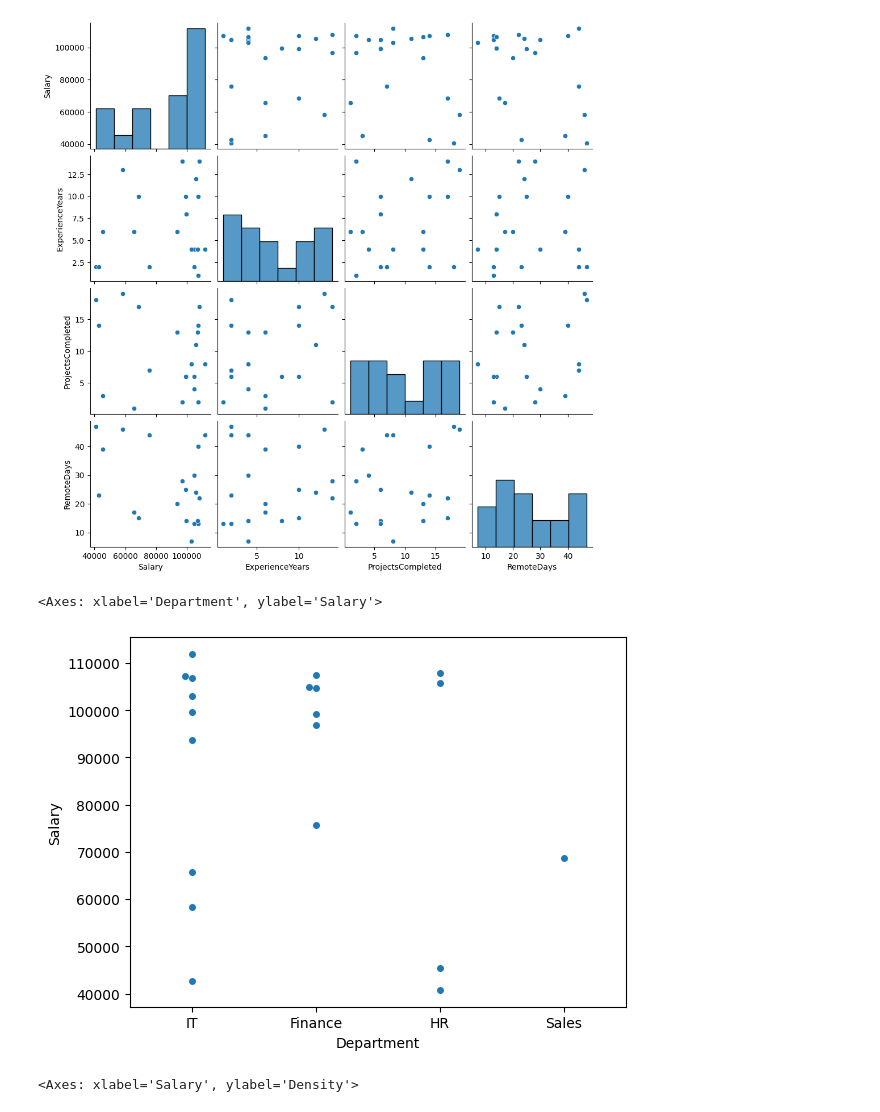
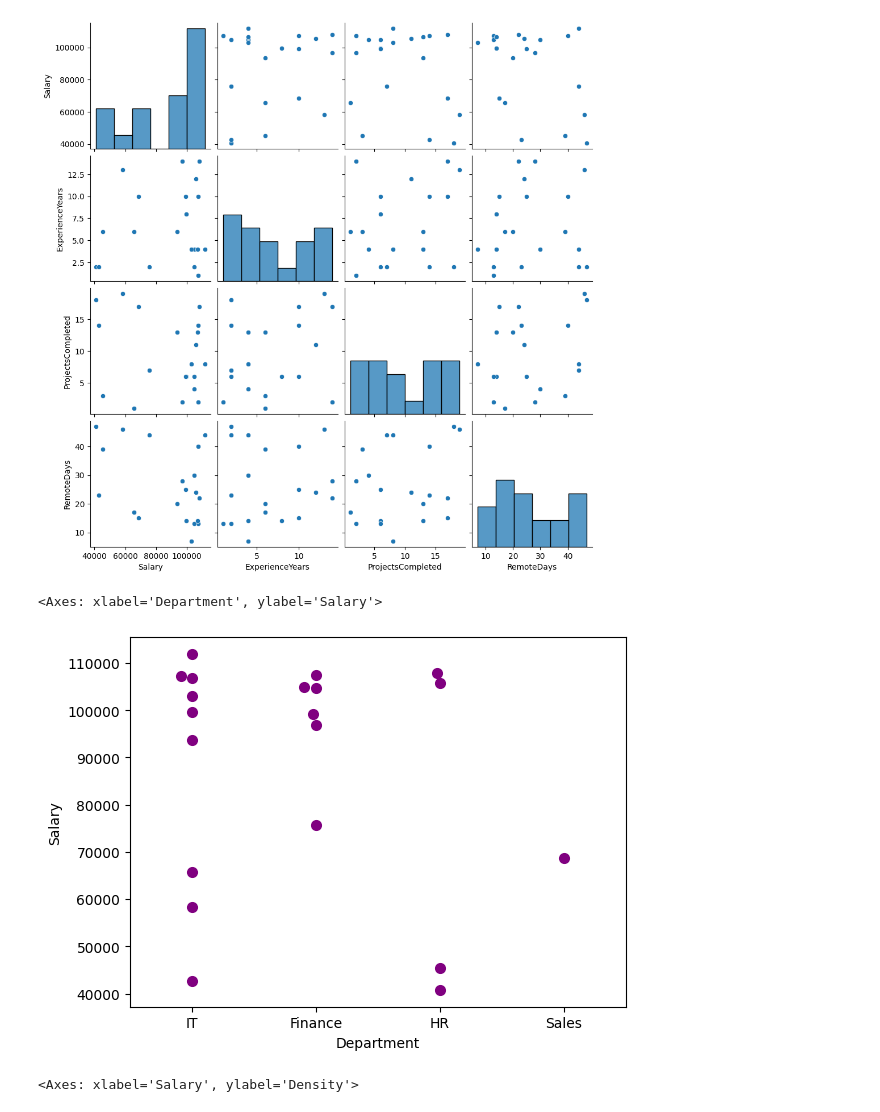
Before and after one commit to Ayan282/colab, a Jupyter notebook: seaborn_colab.ipynb, the cells around one changed output. Saved outputs shown, nothing was run; the diff lists cells and outputs as text; code cells hidden in the pictures.

```diff
--- a/seaborn_colab.ipynb
+++ b/seaborn_colab.ipynb
@@ -122,10 +122,10 @@ sns.pairplot(ed,vars=["Salary","ExperienceYears","ProjectsCompleted","RemoteDays
 <seaborn.axisgrid.PairGrid at 0x...>
 [figure]
 # %%
-sns.swarmplot(x='Department', y='Salary', data=ed)
+sns.swarmplot(x='Department', y='Salary', data=ed,color="purple",size=8)
 # %% [output]
 <Axes: xlabel='Department', ylabel='Salary'>
-[figure, old version]
+[figure, new version]
 # %%
 sns.kdeplot(data=ed,x="Salary",hue="Department")
 # %% [output]
```
Also changed, not shown: parts of 3 cells of this notebook.
